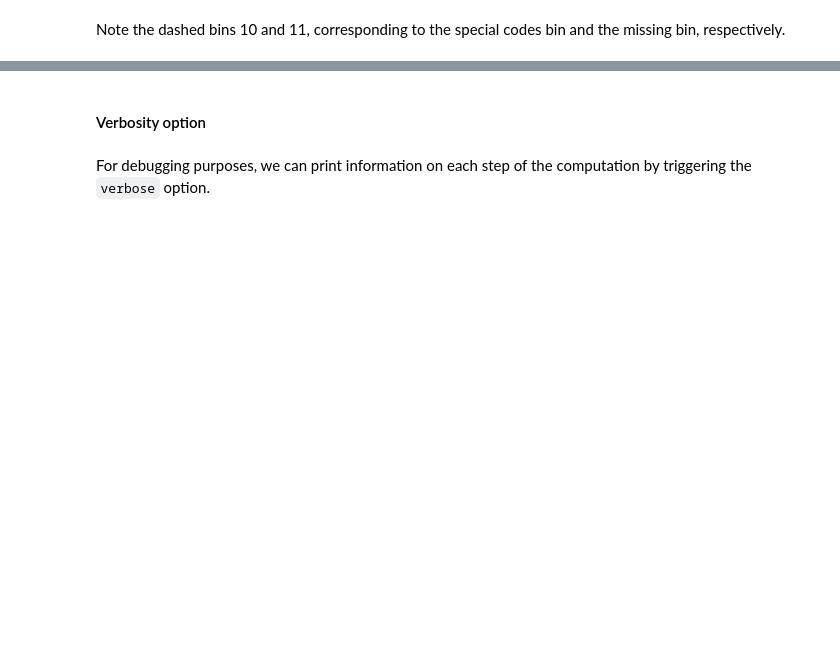
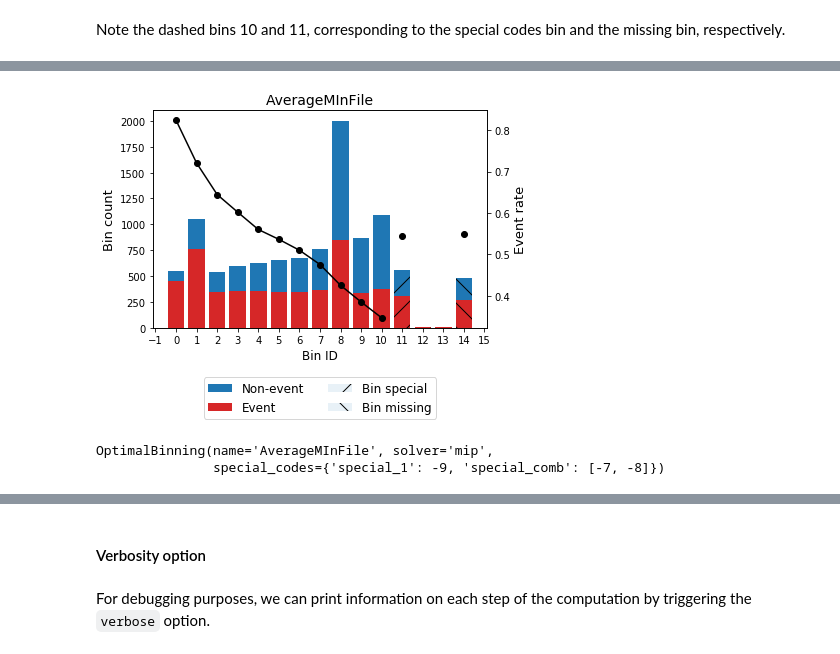
Before and after one commit to guillermo-navas-palencia/optbinning, a Jupyter notebook: doc/source/tutorials/tutorial_binary.ipynb, the cells around one changed output, grey strips where cells are left out. Saved outputs shown, nothing was run; the diff lists cells and outputs as text; code cells hidden in the pictures; blank space fills up the shorter version.

```diff
--- a/doc/source/tutorials/tutorial_binary.ipynb
+++ b/doc/source/tutorials/tutorial_binary.ipynb
@@ -706,0 +618,10 @@ binning_table.plot(metric="event_rate")
+# %%
+special_codes = {'special_1': -9, "special_2": -8, "special_3": -7}
+
+x[10:20] = -8
+x[100:105] = -7
+
+optb = OptimalBinning(name=variable, dtype="numerical", solver="mip",
+                      special_codes=special_codes)
+
+optb.fit(x, y)
@@ -706,0 +652,14 @@ binning_table.plot(metric="event_rate")
+# %%
+optb.binning_table.plot(metric="event_rate")
+# %% [output]
+[figure, added]
+# %%
+special_codes = {'special_1': -9, "special_comb": [-7, -8]}
+
+optb = OptimalBinning(name=variable, dtype="numerical", solver="mip",
+                      special_codes=special_codes)
+
+optb.fit(x, y)
+# %% [output]
+OptimalBinning(name='AverageMInFile', solver='mip',
+               special_codes={'special_1': -9, 'special_comb': [-7, -8]})
```
Also changed, not shown: parts of 34 cells of this notebook.
